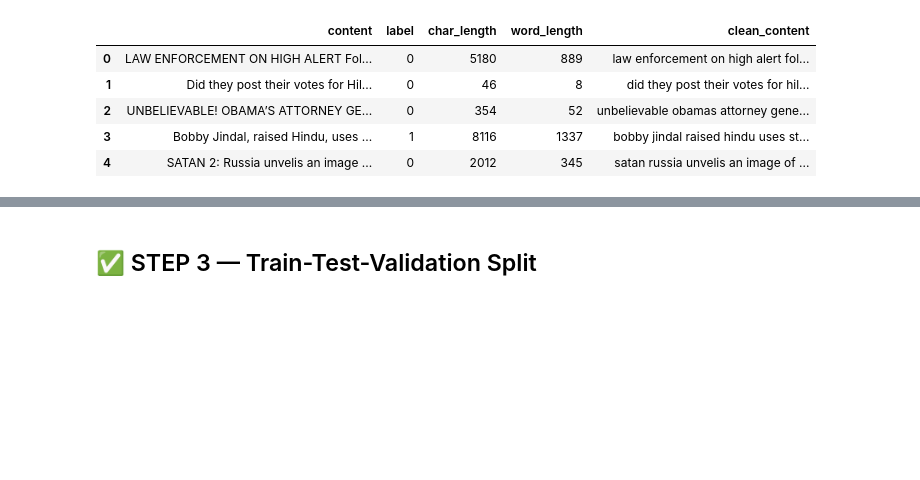
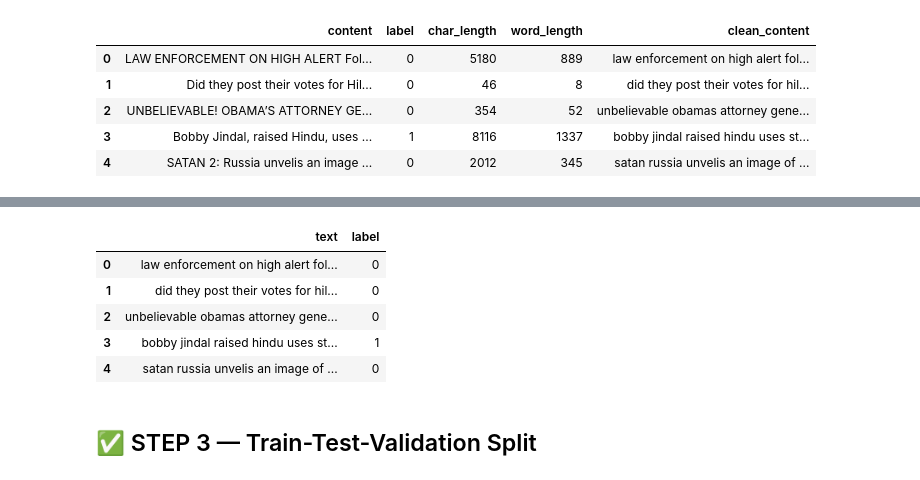
Before and after one commit to Susanta2025-lab/Fatocheck, a Jupyter notebook: notebooks/training_transformer.ipynb, the cells around one changed output, grey strips where cells are left out. Cells and saved outputs as stored; diff of their text form; code cells hidden in the pictures; blank space fills up the shorter version.

```diff
--- a/notebooks/training_transformer.ipynb
+++ b/notebooks/training_transformer.ipynb
@@ -41,6 +66,15 @@ label            0
 dtype: int64
 # %%
 df=df.rename(columns={"clean_content": "text"})
+# %%
+df.head()
+# %% [output]
+|  | text | label |
+| 0 | law enforcement on high alert fol... | 0 |
+| 1 | did they post their votes for hil... | 0 |
+| 2 | unbelievable obamas attorney gene... | 0 |
+| 3 | bobby jindal raised hindu uses st... | 1 |
+| 4 | satan russia unvelis an image of ... | 0 |
 # %% [markdown]
 ## ✅ STEP 3 — Train-Test-Validation Split
 # %%
```
Also changed, not shown: parts of 14 cells of this notebook.
